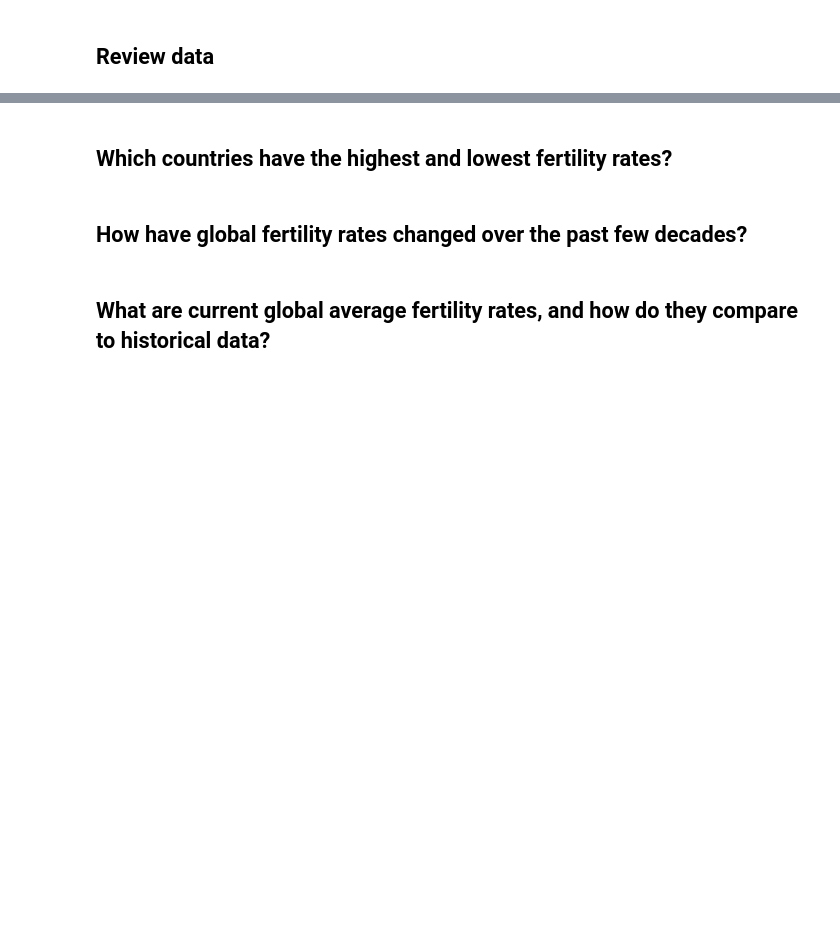
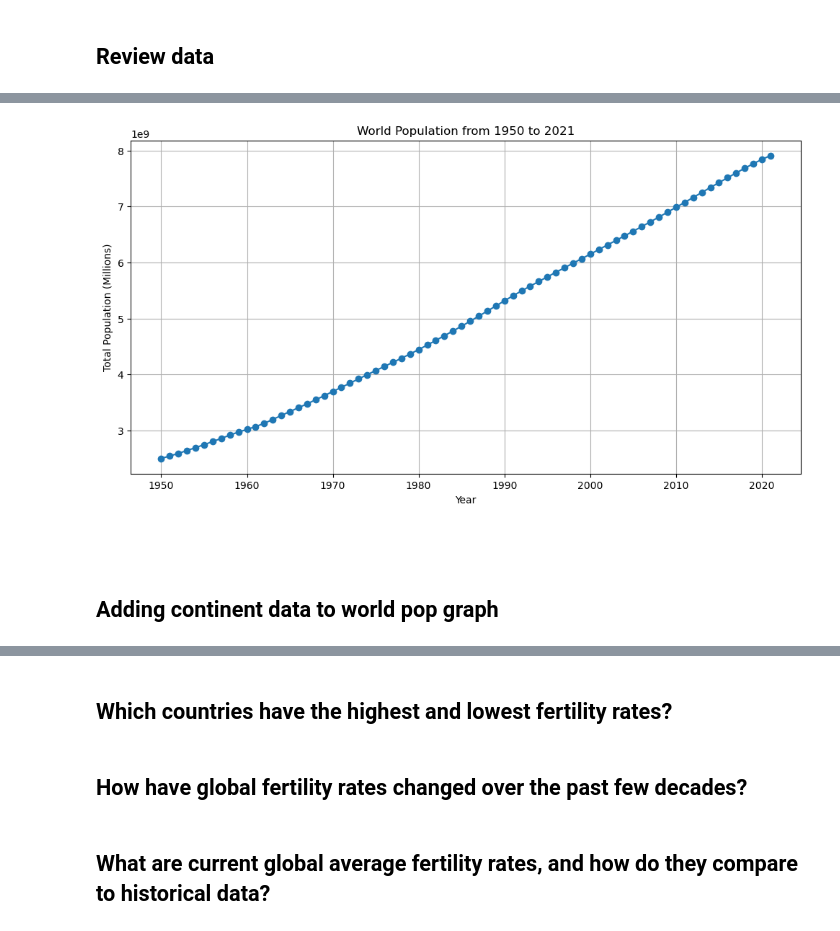
Before and after one commit to KarenDLP/World_Population_Project, a Jupyter notebook: KarenDLP_Fertility_Rates.ipynb, the cells around one changed output, grey strips where cells are left out. Cells and saved outputs as stored; diff of their text form; code cells hidden in the pictures; blank space fills up the shorter version.

```diff
--- a/KarenDLP_Fertility_Rates.ipynb
+++ b/KarenDLP_Fertility_Rates.ipynb
@@ -23,0 +133,5 @@ import seaborn as sns
+# %%
+total_pop=total_pop[['Year', 'Total Population, as of 1 July (thousands)']]
+total_pop= total_pop[(total_pop['Year']  >= 1950) & (total_pop["Year"] <= 2021)]
+# %%
+total_pop = total_pop.reset_index(drop=True)
@@ -23,0 +155,4 @@ import seaborn as sns
+# %%
+total_pop['Total Population, as of 1 July'] = total_pop['Total Population, as of 1 July (thousands)'] * 1000
+# %%
+total_pop = total_pop.drop(columns=['Total Population, as of 1 July (thousands)'])
@@ -23,0 +176,14 @@ import seaborn as sns
+# %%
+plt.figure(figsize=(12,6))
+plt.plot(total_pop['Year'], total_pop['Total Population, as of 1 July'], marker='o')
+plt.title('World Population from 1950 to 2021')
+plt.xlabel('Year')
+plt.ylabel('Total Population (Millions)')
+plt.grid(True)
+plt.show()
+# %% [output]
+[figure, added]
+# %% [markdown]
+#
+# %% [markdown]
+## Adding continent data to world pop graph
```
Also changed, not shown: parts of 28 cells of this notebook.
